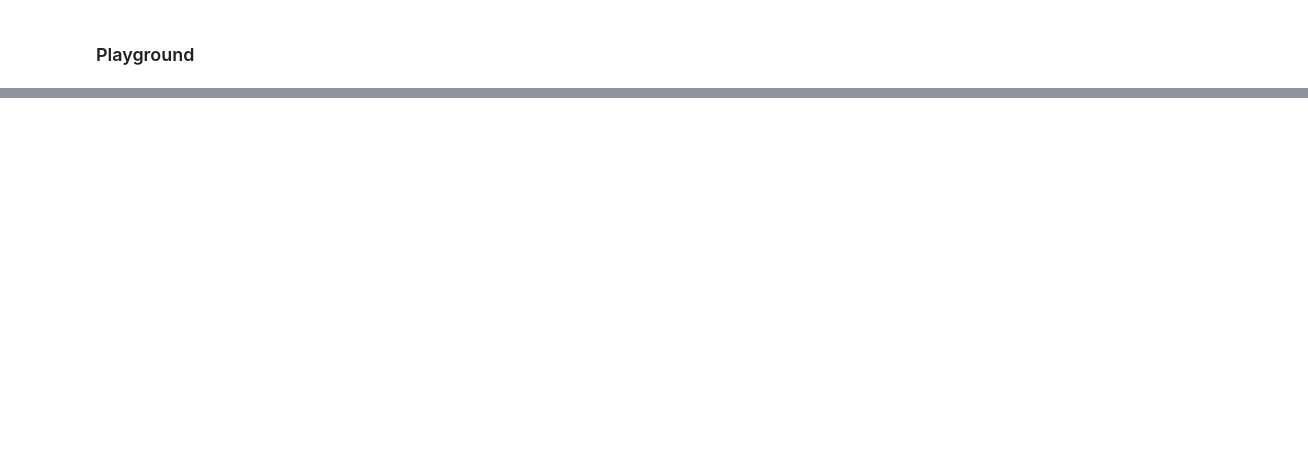
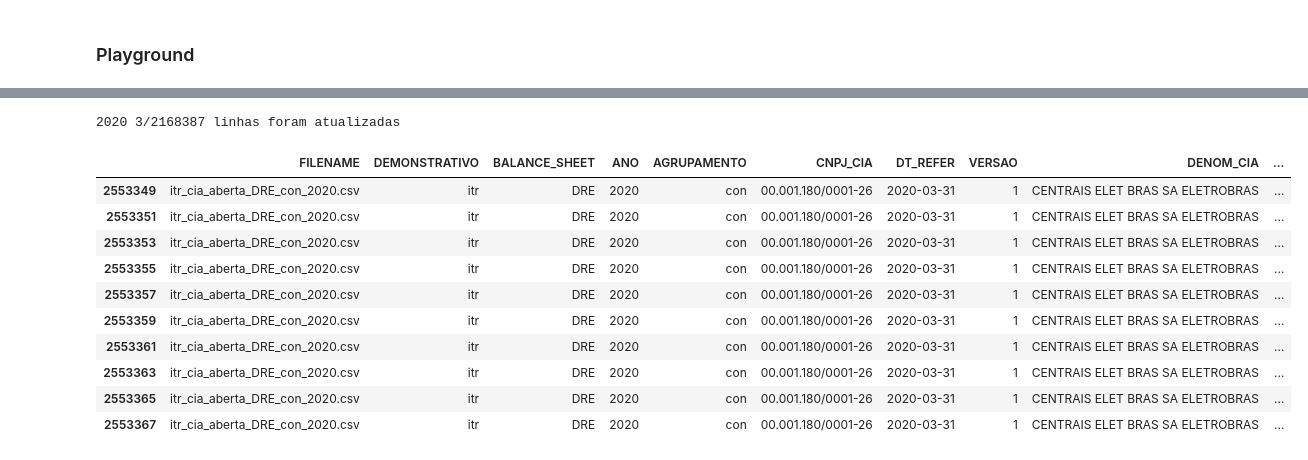
Before and after one commit to faustostangler/DSH, a Jupyter notebook: read_dash.ipynb, the cells around one changed output, grey strips where cells are left out. Cells and saved outputs as stored; diff of their text form; code cells hidden in the pictures; blank space fills up the shorter version.

```diff
--- a/read_dash.ipynb
+++ b/read_dash.ipynb
@@ -366,0 +333,59 @@ cross_joined_df
+# %%
+def cvm_updated_rows(cvm_local, cvm_web):
+    """
+    Merge two dictionaries of dataframes and extract updated rows.
+
+    The function performs an outer merge on two dictionaries of dataframes, `cvm_local` (existing data)
+    and `cvm_web` (new data). The purpose is to update old financial data with new financial data and
+    to identify rows which have been updated for future mathematical transformations.
+
+    Parameters:
+    - cvm_local (dict): Dictionary with years as keys and existing financial data as values (pandas DataFrames).
+    - cvm_web (dict): Dictionary with years as keys and new financial data as values (pandas DataFrames).
+
+    Returns:
+    - tuple: Two dictionaries of dataframes - the first contains the merged data, and the second contains the updated rows.
+
+    """
+
+    # Yearly updated data.
+    cvm_updated = {}
+    # Compile a list of years present in either local or web data.
+    years = sorted(set(cvm_local.keys()).union(cvm_web.keys()))
+
+    # Get column names from the earliest year's data.
+    df_columns = (
+        cvm_local.get(min(years), pd.DataFrame()).columns
+        if min(years) in cvm_local
+        else cvm_web[min(years)].columns
+    )
+
+    # Process each year's data.
+    for year in years:
+        # Obtain local and web data for the year.
+        df_local = cvm_local.get(year, pd.DataFrame(columns=df_columns))
+        df_web = cvm_web.get(year, pd.DataFrame(columns=df_columns))
+
+        # Update rows by comparing local and web data.
+        cvm_updated[year] = cvm_get_updated_rows(df_local, df_web, df_columns, year)
+
+    return cvm_updated
+# %%
+cvm_web = cvm_updated_rows(cvm_local, cvm_web)
+# %% [output]
+2020 3/2168387 linhas foram atualizadas
+# %%
+df = cvm_web[2020]
+df[df['BALANCE_SHEET'] == 'DRE'].head(10)
+# %% [output]
+|  | FILENAME | DEMONSTRATIVO | BALANCE_SHEET | ANO | AGRUPAMENTO | CNPJ_CIA | DT_REFER | VERSAO | DENOM_CIA | ... |
+| 2553349 | itr_cia_aberta_DRE_con_2020.csv | itr | DRE | 2020 | con | 00.001.180/0001-26 | 2020-03-31 | 1 | CENTRAIS ELET BRAS SA ELETROBRAS | ... |
+| 2553351 | itr_cia_aberta_DRE_con_2020.csv | itr | DRE | 2020 | con | 00.001.180/0001-26 | 2020-03-31 | 1 | CENTRAIS ELET BRAS SA ELETROBRAS | ... |
+| 2553353 | itr_cia_aberta_DRE_con_2020.csv | itr | DRE | 2020 | con | 00.001.180/0001-26 | 2020-03-31 | 1 | CENTRAIS ELET BRAS SA ELETROBRAS | ... |
+| 2553355 | itr_cia_aberta_DRE_con_2020.csv | itr | DRE | 2020 | con | 00.001.180/0001-26 | 2020-03-31 | 1 | CENTRAIS ELET BRAS SA ELETROBRAS | ... |
+| 2553357 | itr_cia_aberta_DRE_con_2020.csv | itr | DRE | 2020 | con | 00.001.180/0001-26 | 2020-03-31 | 1 | CENTRAIS ELET BRAS SA ELETROBRAS | ... |
+| 2553359 | itr_cia_aberta_DRE_con_2020.csv | itr | DRE | 2020 | con | 00.001.180/0001-26 | 2020-03-31 | 1 | CENTRAIS ELET BRAS SA ELETROBRAS | ... |
+| 2553361 | itr_cia_aberta_DRE_con_2020.csv | itr | DRE | 2020 | con | 00.001.180/0001-26 | 2020-03-31 | 1 | CENTRAIS ELET BRAS SA ELETROBRAS | ... |
+| 2553363 | itr_cia_aberta_DRE_con_2020.csv | itr | DRE | 2020 | con | 00.001.180/0001-26 | 2020-03-31 | 1 | CENTRAIS ELET BRAS SA ELETROBRAS | ... |
+| 2553365 | itr_cia_aberta_DRE_con_2020.csv | itr | DRE | 2020 | con | 00.001.180/0001-26 | 2020-03-31 | 1 | CENTRAIS ELET BRAS SA ELETROBRAS | ... |
+| 2553367 | itr_cia_aberta_DRE_con_2020.csv | itr | DRE | 2020 | con | 00.001.180/0001-26 | 2020-03-31 | 1 | CENTRAIS ELET BRAS SA ELETROBRAS | ... |
```
Also changed, not shown: parts of 35 cells of this notebook, 3 other files.
